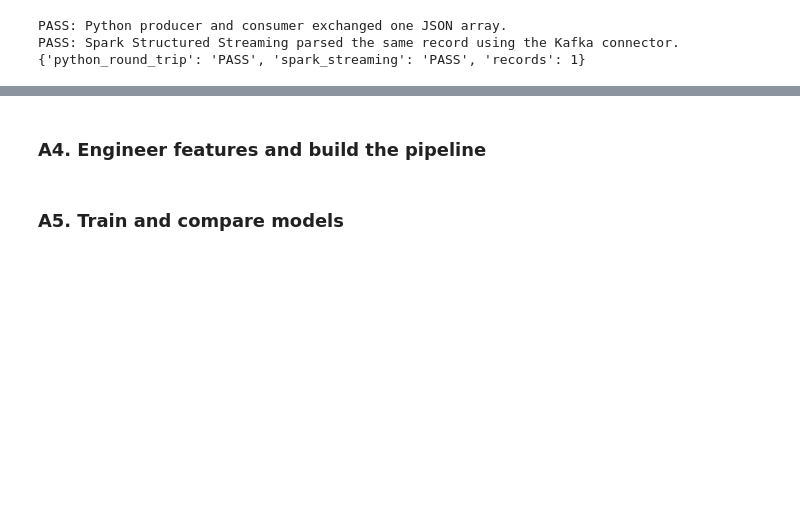
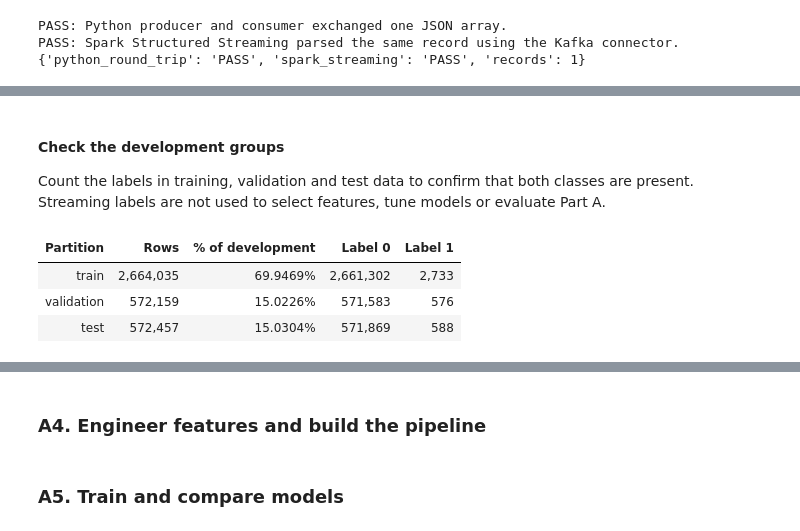
Before and after one commit to tung-lechu/assessment2-aml, a Jupyter notebook: assessment2.ipynb, the cells around one changed output, grey strips where cells are left out. Saved outputs shown, nothing was run; the diff lists cells and outputs as text; code cells hidden in the pictures; blank space fills up the shorter version.

```diff
--- a/assessment2.ipynb
+++ b/assessment2.ipynb
@@ -98,0 +360,23 @@ PASS: Spark Structured Streaming parsed the same record using the Kafka connecto
+# %%
+transaction_content_columns = [
+    column for column in transactions.columns if column != "is_laundering"
+]
+content_groups = transactions.groupBy(*transaction_content_columns).agg(
+    F.count("*").alias("source_rows"),
+    F.countDistinct("is_laundering").alias("label_variants"),
+)
+duplicate_summary = content_groups.agg(
+    F.sum(F.when(F.col("source_rows") > 1, 1).otherwise(0))
+     .alias("repeated_content_groups"),
+    F.sum(F.when(F.col("source_rows") > 1, F.col("source_rows")).otherwise(0))
+     .alias("rows_in_repeated_groups"),
+    F.sum(F.col("source_rows") - F.col("label_variants"))
+     .alias("exact_duplicate_excess_rows"),
+    F.sum(F.when(F.col("label_variants") > 1, 1).otherwise(0))
+     .alias("conflicting_label_groups"),
+).first().asDict()
+show_table(["Check", "Count"], [
+    (name.replace("_", " ").capitalize(), f"{count:,}")
+    for name, count in duplicate_summary.items()
+])
+print("Source rows retained:", f"{transaction_count:,}")
@@ -98,0 +543,30 @@ PASS: Spark Structured Streaming parsed the same record using the Kafka connecto
+# %% [markdown]
+#### Check the development groups
+Count the labels in training, validation and test data to confirm that both classes are present. Streaming labels are not used to select features, tune models or evaluate Part A.
+# %%
+development_source = partitioned_transactions.filter(
+    F.col("data_partition") == "development"
+)
+stream_source = partitioned_transactions.filter(F.col("data_partition") == "stream")
+model_counts = {
+    row.model_partition: row.asDict()
+    for row in development_source.groupBy("model_partition").agg(
+        F.count("*").alias("rows"),
+        F.sum(F.when(F.col("is_laundering") == 0, 1).otherwise(0)).alias("negative"),
+        F.sum(F.when(F.col("is_laundering") == 1, 1).otherwise(0)).alias("positive"),
+    ).collect()
+}
+assert set(model_counts) == {"train", "validation", "test"}
+assert sum(row["rows"] for row in model_counts.values()) == outer_counts["development"]
+assert all(row["negative"] > 0 and row["positive"] > 0 for row in model_counts.values())
+show_table(["Partition", "Rows", "% of development", "Label 0", "Label 1"], [
+    (name, f"{model_counts[name]['rows']:,}",
+     f"{100 * model_counts[name]['rows'] / outer_counts['development']:.4f}%",
+     f"{model_counts[name]['negative']:,}", f"{model_counts[name]['positive']:,}")
+    for name in ["train", "validation", "test"]
+])
+# %% [output]
+| Partition | Rows | % of development | Label 0 | Label 1 |
+| train | 2,664,035 | 69.9469% | 2,661,302 | 2,733 |
+| validation | 572,159 | 15.0226% | 571,583 | 576 |
+| test | 572,457 | 15.0304% | 571,869 | 588 |
```
Also changed, not shown: parts of 33 cells of this notebook, 5 other files.
